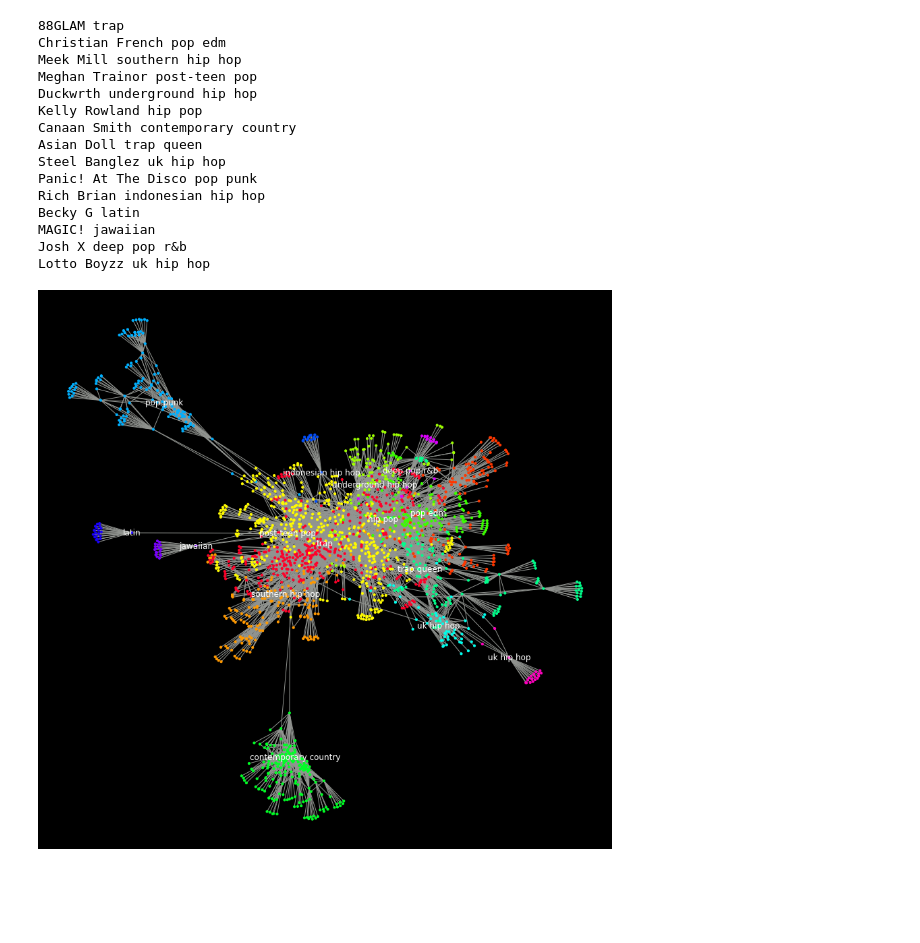
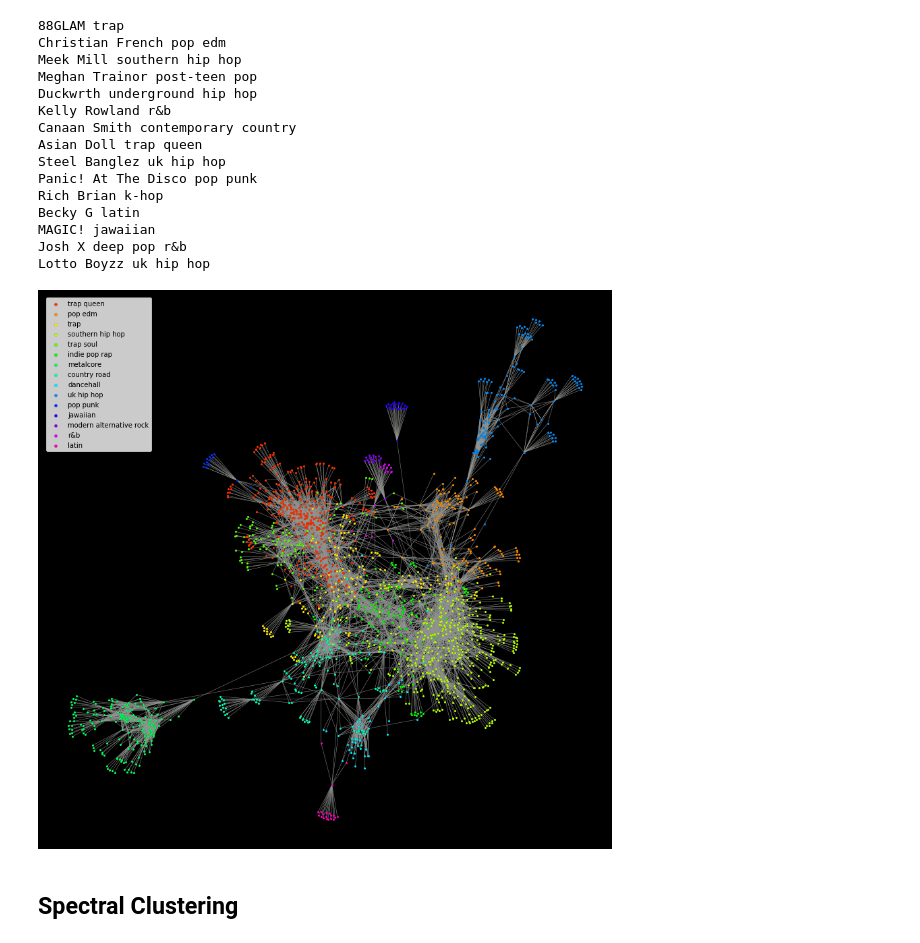
Before and after one commit to jdeitelzweig/related_artists, a Jupyter notebook: analysis.ipynb, the cells around one changed output. Drawn from its saved outputs; the diff is of its cells as text; code cells hidden in the pictures; blank space fills up the shorter version.

Commit message:
Added spectral clustering to analysis

```diff
--- a/analysis.ipynb
+++ b/analysis.ipynb
@@ -9,7 +15,7 @@ import networkx as nx
 # %%
 # Load data
-artists_dict = json.load(open("data/artists_2k.json", "r"))
-related_dict = json.load(open("data/related_2k.json", "r"))
+artists_dict = json.load(open("data/artists_10k.json", "r"))
+related_dict = json.load(open("data/related_10k.json", "r"))
 # %%
 # Build graph
 G = nx.Graph()
@@ -50,5 +44,3 @@ def partition(n, graph):
     comp = nx.community.girvan_newman(graph)
     limited = itertools.takewhile(lambda c: len(c) <= n, comp)
     return list(limited)[-1]
-# %%
-communities = partition(num_clusters, G)
@@ -77,12 +75,14 @@ def get_name(node_list):
 # %%
 # Get center of each partition
 labels = {}
+cluster_labels = []
 for community in communities:
     sub = G.subgraph(list(community))
     sub_close = nx.closeness_centrality(sub)
     center = max(sub_close, key=sub_close.get)
     name = get_name(list(community)).replace("_", " ")
     labels[center] = name
+    cluster_labels.append(name)
     print(artists_dict[center]["name"], name)
 # %% [output]
 88GLAM trap
@@ -90,12 +90,12 @@ Christian French pop edm
 Meek Mill southern hip hop
 Meghan Trainor post-teen pop
 Duckwrth underground hip hop
-Kelly Rowland hip pop
+Kelly Rowland r&b
 Canaan Smith contemporary country
 Asian Doll trap queen
 Steel Banglez uk hip hop
 Panic! At The Disco pop punk
-Rich Brian indonesian hip hop
+Rich Brian k-hop
 Becky G latin
 MAGIC! jawaiian
 Josh X deep pop r&b
@@ -107,12 +107,23 @@ for node in G.nodes():
     for i in range(len(communities)):
         if node in communities[i]:
             colors.append(i)
-# %%
-# Draw graph
-fig, ax = plt.subplots(figsize=(15,15))
-nx.draw_networkx(G, node_size=10, edge_color="#929591", cmap=plt.cm.gist_rainbow, node_color=colors, labels=labels, font_color="w")
-ax.axis("off")
-fig.set_facecolor('k')
-plt.show()
-# %% [output]
-[figure, removed]
+# %%
+# Draw graph
+fig, ax = plt.subplots(figsize=(15,15))
+rainbow = plt.cm.get_cmap("gist_rainbow", len(communities)+1)
+color_map = rainbow(range(len(communities)+1))
+pos=nx.spring_layout(G)
+for i, cluster in enumerate(communities):
+    nx.draw_networkx_nodes(G, pos=pos, node_size=10, nodelist=cluster, ax=ax, node_color=[color_map[i+1]],
+                           linewidths=0.1, edgecolors='k', label=cluster_labels[i])
+nx.draw_networkx_edges(G, pos=pos, ax=ax, edge_color="#929591", width=0.5)
+ax.axis("off")
+fig.set_facecolor('k')
+lgnd = ax.legend(scatterpoints=1)
+for handle in lgnd.legendHandles:
+    handle.set_sizes([20.0])
+plt.show()
+# %% [output]
+[figure, added]
+# %% [markdown]
+## Spectral Clustering
```
Also changed, not shown: parts of 29 cells of this notebook.
